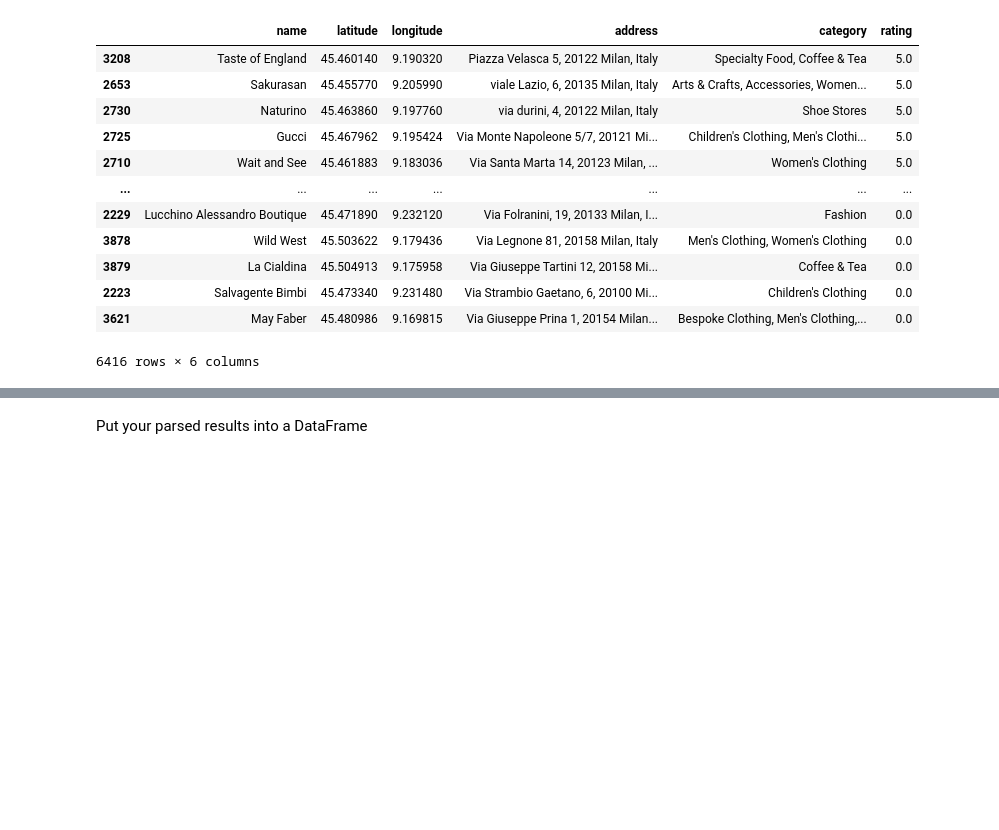
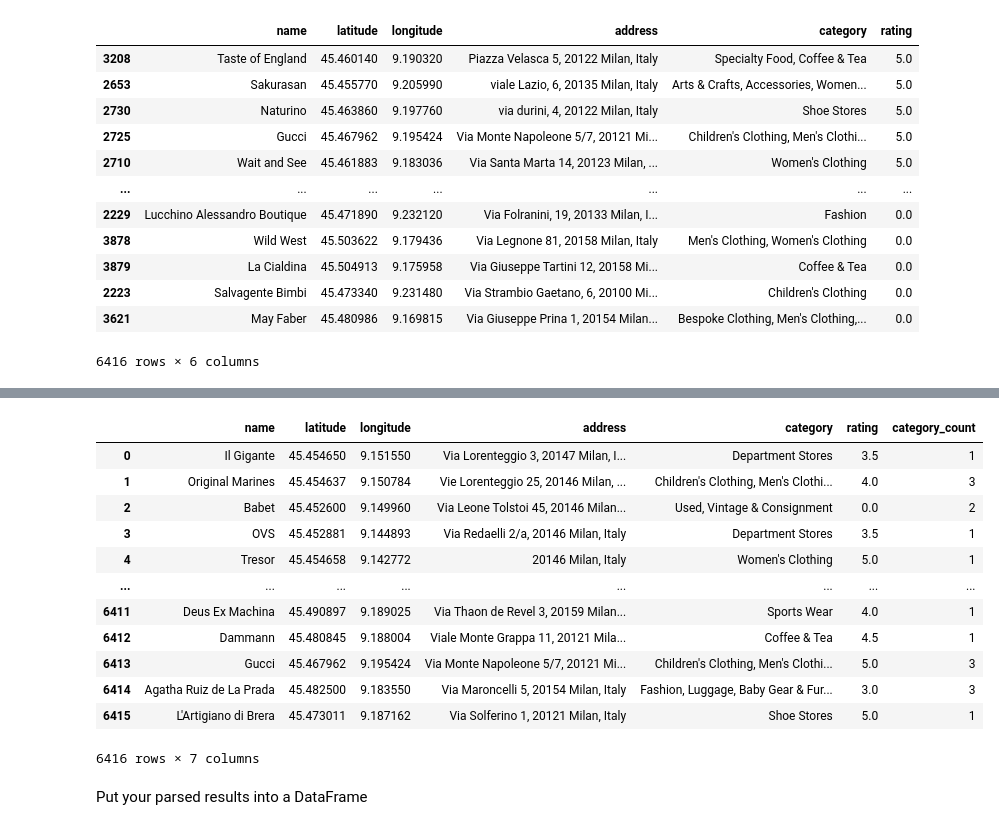
Before and after one commit to blairjdaniel/Statistical-Modelling-Project, a Jupyter notebook: notebooks/yelp_foursquare_EDA.ipynb, the cells around one changed output, grey strips where cells are left out. Drawn from its saved outputs; the diff is of its cells as text; code cells hidden in the pictures; blank space fills up the shorter version.

```diff
--- a/notebooks/yelp_foursquare_EDA.ipynb
+++ b/notebooks/yelp_foursquare_EDA.ipynb
@@ -242,3 +258,21 @@ stations_df_yelp.sort_values(by=['rating'], ascending=False)
+# %%
+# Count the number of items in the 'category' column
+stations_df_yelp['category_count'] = stations_df_yelp['category'].apply(lambda x: len(x.split(',')))
+stations_df_yelp
+# %% [output]
+|  | name | latitude | longitude | address | category | rating | category_count |
+| 0 | Il Gigante | 45.454650 | 9.151550 | Via Lorenteggio 3, 20147 Milan, I... | Department Stores | 3.5 | 1 |
+| 1 | Original Marines | 45.454637 | 9.150784 | Vie Lorenteggio 25, 20146 Milan, ... | Children's Clothing, Men's Clothi... | 4.0 | 3 |
+| 2 | Babet | 45.452600 | 9.149960 | Via Leone Tolstoi 45, 20146 Milan... | Used, Vintage & Consignment | 0.0 | 2 |
+| 3 | OVS | 45.452881 | 9.144893 | Via Redaelli 2/a, 20146 Milan, Italy | Department Stores | 3.5 | 1 |
+| 4 | Tresor | 45.454658 | 9.142772 | 20146 Milan, Italy | Women's Clothing | 5.0 | 1 |
+| ... | ... | ... | ... | ... | ... | ... | ... |
+| 6411 | Deus Ex Machina | 45.490897 | 9.189025 | Via Thaon de Revel 3, 20159 Milan... | Sports Wear | 4.0 | 1 |
+| 6412 | Dammann | 45.480845 | 9.188004 | Viale Monte Grappa 11, 20121 Mila... | Coffee & Tea | 4.5 | 1 |
+| 6413 | Gucci | 45.467962 | 9.195424 | Via Monte Napoleone 5/7, 20121 Mi... | Children's Clothing, Men's Clothi... | 5.0 | 3 |
+| 6414 | Agatha Ruiz de La Prada | 45.482500 | 9.183550 | Via Maroncelli 5, 20154 Milan, Italy | Fashion, Luggage, Baby Gear & Fur... | 3.0 | 3 |
+| 6415 | L'Artigiano di Brera | 45.473011 | 9.187162 | Via Solferino 1, 20121 Milan, Italy | Shoe Stores | 5.0 | 1 |
+6416 rows × 7 columns
 # %%
 stations_df_yelp.to_csv('yelp.csv')
 stations_df.to_csv('foursquare.csv')
```
Also changed, not shown: parts of 2 cells of this notebook, 8 other files.
